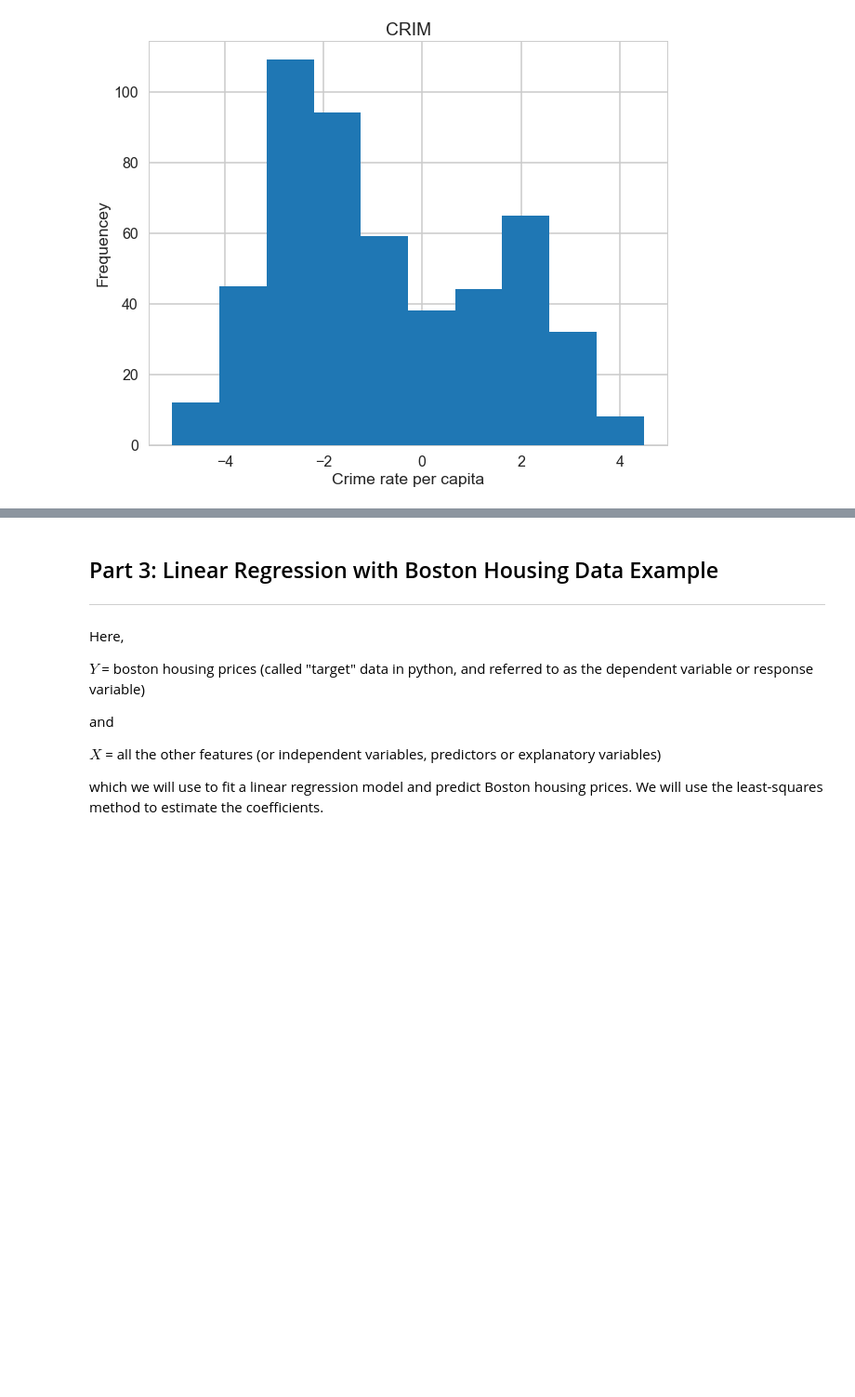
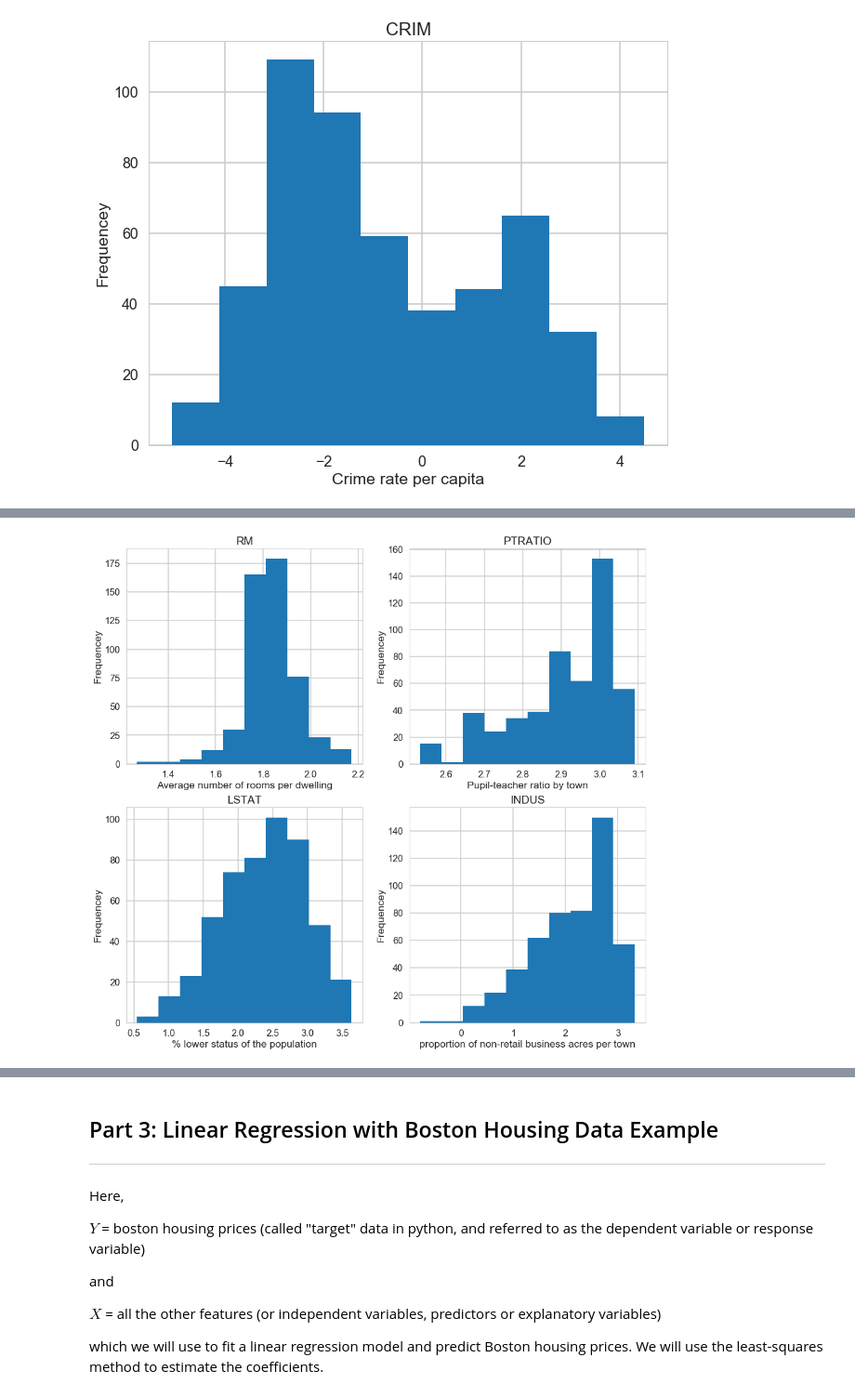
Before and after one commit to zbiswas3/Datascience-Projects, a Jupyter notebook: Inferential Statistics Projects in Python/Linear Regression Mini Project - Boston House Price/Mini_Project_Linear_Regression.ipynb, the cells around one changed output, grey strips where cells are left out. Shown at 93% size. Saved outputs shown, nothing was run; the diff lists cells and outputs as text; code cells hidden in the pictures; blank space fills up the shorter version.

```diff
--- a/Inferential Statistics Projects in Python/Linear Regression Mini Project - Boston House Price/Mini_Project_Linear_Regression.ipynb
+++ b/Inferential Statistics Projects in Python/Linear Regression Mini Project - Boston House Price/Mini_Project_Linear_Regression.ipynb
@@ -466,0 +473,29 @@ plt.show()
+# %%
+# histogram of RM, PTRATIO, LSTAT, INDUS respectively
+plt.figure(figsize=(16, 15))
+plt.subplot(221)
+plt.hist(np.log(bos.RM))
+plt.title("RM")
+plt.xlabel('Average number of rooms per dwelling')
+plt.ylabel("Frequencey")
+
+plt.subplot(222)
+plt.hist(np.log(bos.PTRATIO))
+plt.title("PTRATIO")
+plt.xlabel("Pupil-teacher ratio by town")
+plt.ylabel("Frequencey")
+
+plt.subplot(223)
+plt.hist(np.log(bos.LSTAT))
+plt.title("LSTAT")
+plt.xlabel('% lower status of the population')
+plt.ylabel("Frequencey")
+
+plt.subplot(224)
+plt.hist(np.log(bos.INDUS))
+plt.title('INDUS')
+plt.xlabel('proportion of non-retail business acres per town')
+plt.ylabel("Frequencey")
+plt.show()
+# %% [output]
+[figure, added]
```
Also changed, not shown: parts of 89 cells of this notebook.
